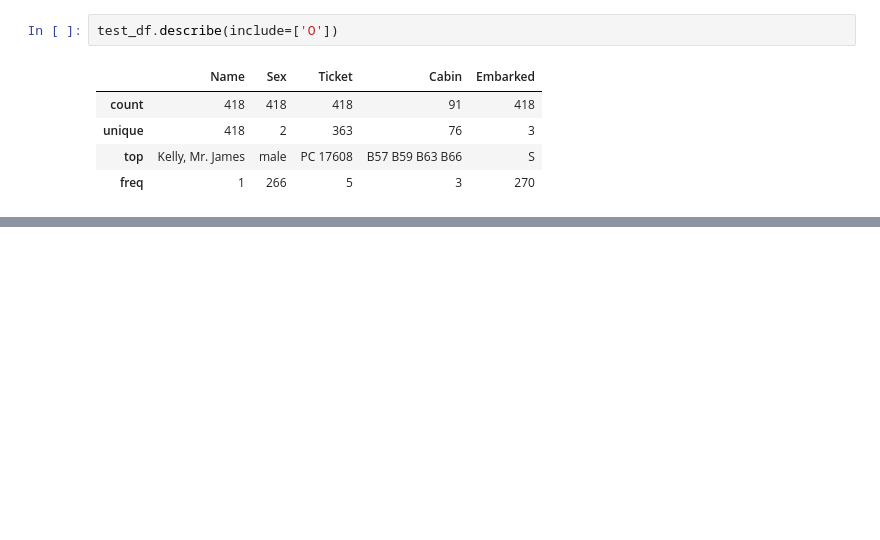
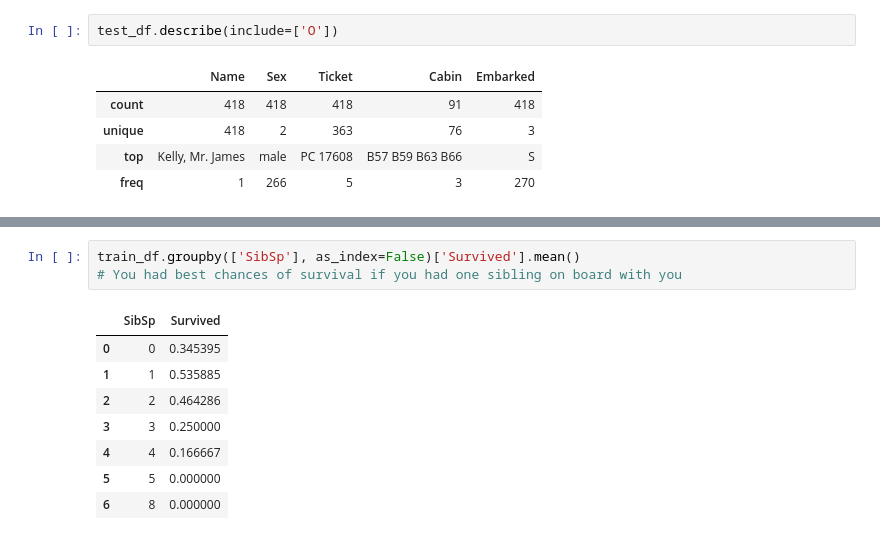
Before and after one commit to jonidaniel/data-science-and-machine-learning, a Jupyter notebook: kaggle/competitions/titanic-machine-learning-from-disaster/titanic.ipynb, the cells around one changed output, grey strips where cells are left out. Cells and saved outputs as stored; diff of their text form; blank space fills up the shorter version.

```diff
--- a/kaggle/competitions/titanic-machine-learning-from-disaster/titanic.ipynb
+++ b/kaggle/competitions/titanic-machine-learning-from-disaster/titanic.ipynb
@@ -141,0 +159,12 @@ test_df.describe(include=['O'])
+# %%
+train_df.groupby(['SibSp'], as_index=False)['Survived'].mean()
+# You had best chances of survival if you had one sibling on board with you
+# %% [output]
+|  | SibSp | Survived |
+| 0 | 0 | 0.345395 |
+| 1 | 1 | 0.535885 |
+| 2 | 2 | 0.464286 |
+| 3 | 3 | 0.250000 |
+| 4 | 4 | 0.166667 |
+| 5 | 5 | 0.000000 |
+| 6 | 8 | 0.000000 |
```
Also changed, not shown: parts of 8 cells of this notebook.
